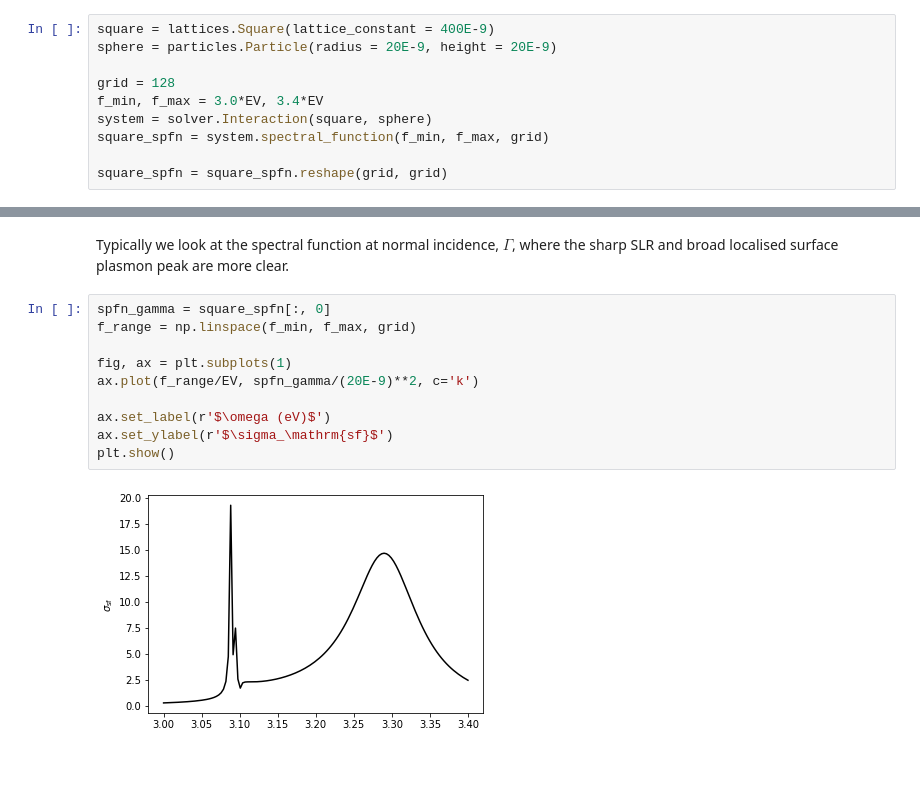
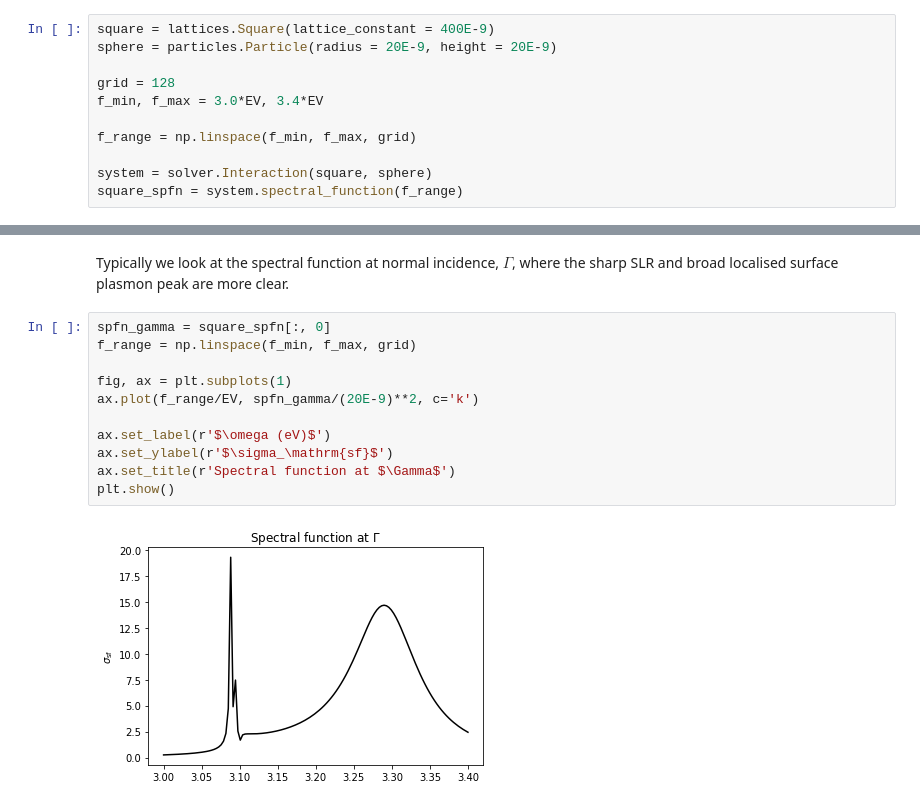
Before and after one commit to mtthwprctr/coupledpypole, a Jupyter notebook: radiative_bands_examples.ipynb, the cells around one changed output, grey strips where cells are left out. Cells and saved outputs as stored; diff of their text form; blank space fills up the shorter version.

```diff
--- a/radiative_bands_examples.ipynb
+++ b/radiative_bands_examples.ipynb
@@ -140,8 +136,9 @@ sphere = particles.Particle(radius = 20E-9, height = 20E-9)
 
 grid = 128
 f_min, f_max = 3.0*EV, 3.4*EV
+
+f_range = np.linspace(f_min, f_max, grid)
+
 system = solver.Interaction(square, sphere)
-square_spfn = system.spectral_function(f_min, f_max, grid)
-
-square_spfn = square_spfn.reshape(grid, grid)
+square_spfn = system.spectral_function(f_range)
 # %% [output]
@@ -191,12 +186,13 @@ Typically we look at the spectral function at normal incidence, $\Gamma$, where
 # %%
 spfn_gamma = square_spfn[:, 0]
 f_range = np.linspace(f_min, f_max, grid)
 
 fig, ax = plt.subplots(1)
 ax.plot(f_range/EV, spfn_gamma/(20E-9)**2, c='k')
 
 ax.set_label(r'$\omega (eV)$')
 ax.set_ylabel(r'$\sigma_\mathrm{sf}$')
+ax.set_title(r'Spectral function at $\Gamma$')
 plt.show()
 # %% [output]
-[figure, old version]
+[figure, new version]
```
Also changed, not shown: parts of 6 cells of this notebook.
